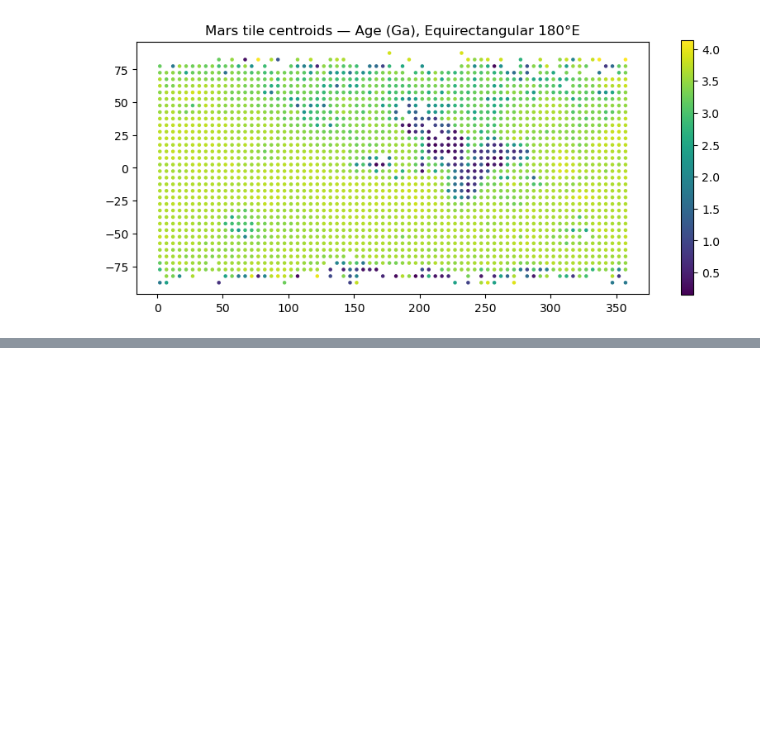
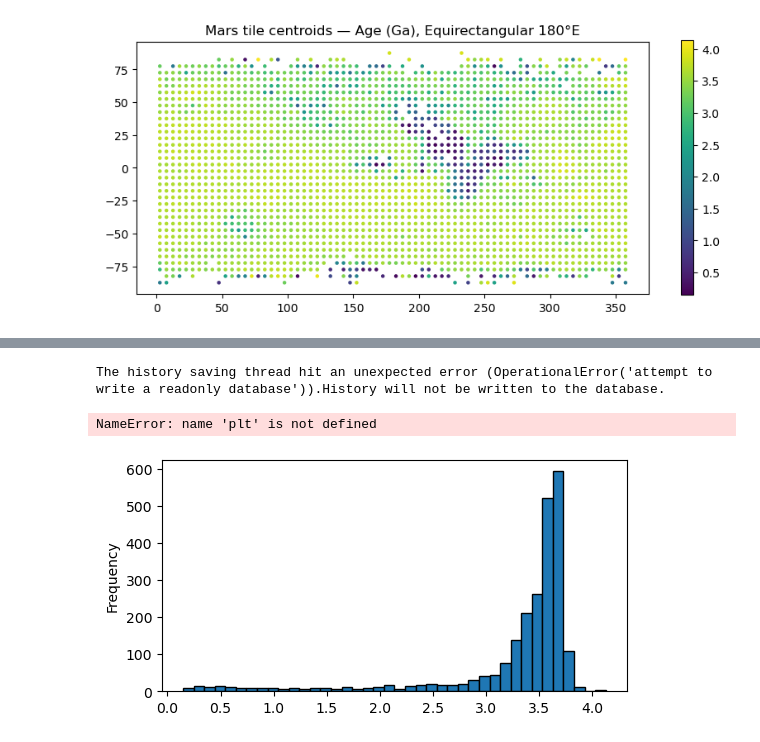
Before and after one commit to myldncnsn-boop/mars-crater-density, a Jupyter notebook: csv_to_gpkg.ipynb, the cells around one changed output, grey strips where cells are left out. Drawn from its saved outputs; the diff is of its cells as text; code cells hidden in the pictures; blank space fills up the shorter version.

```diff
--- a/csv_to_gpkg.ipynb
+++ b/csv_to_gpkg.ipynb
@@ -43,0 +61,8 @@ Text(0.5, 1.0, 'Mars tile centroids — Age (Ga), Equirectangular 180°E')
+# %%
+gdf["Age"].plot.hist(bins=40, figsize=(6,3), edgecolor="k")
+plt.xlabel("Age (Ga)"); plt.ylabel("Count"); plt.title("Distribution of tile ages")
+plt.show()
+# %% [output]
+The history saving thread hit an unexpected error (OperationalError('attempt to write a readonly database')).History will not be written to the database.
+NameError: name 'plt' is not defined
+[figure, added]
```
Also changed, not shown: parts of 2 cells of this notebook, 2 other files.
